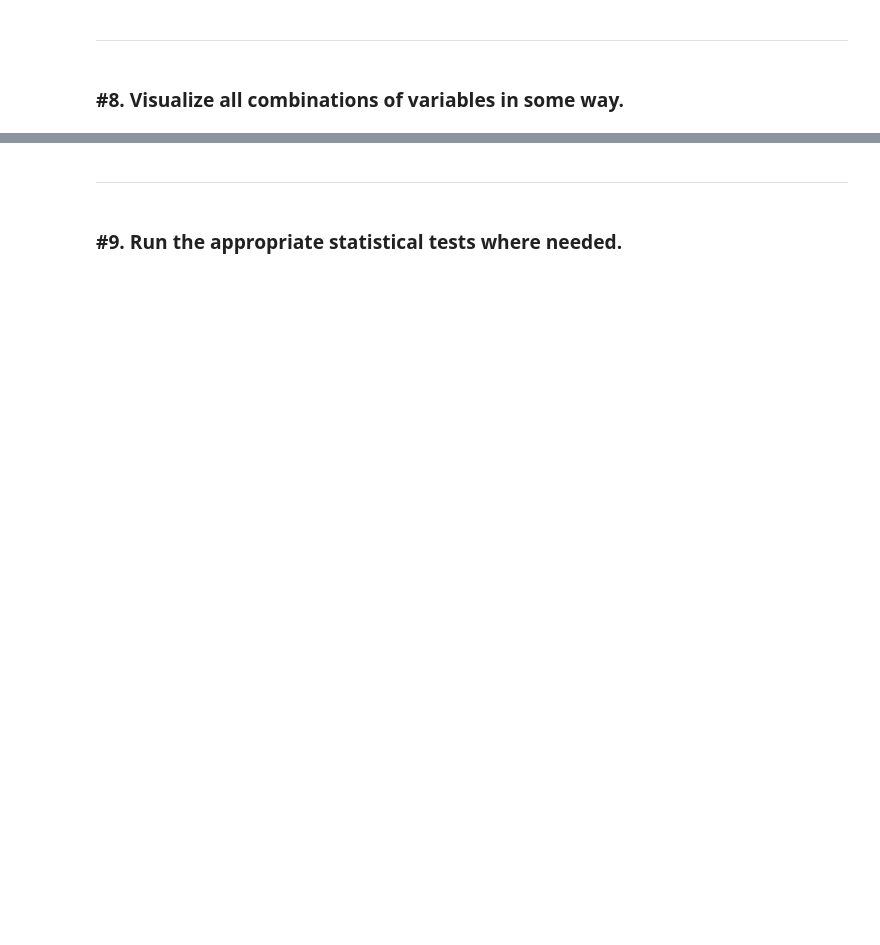
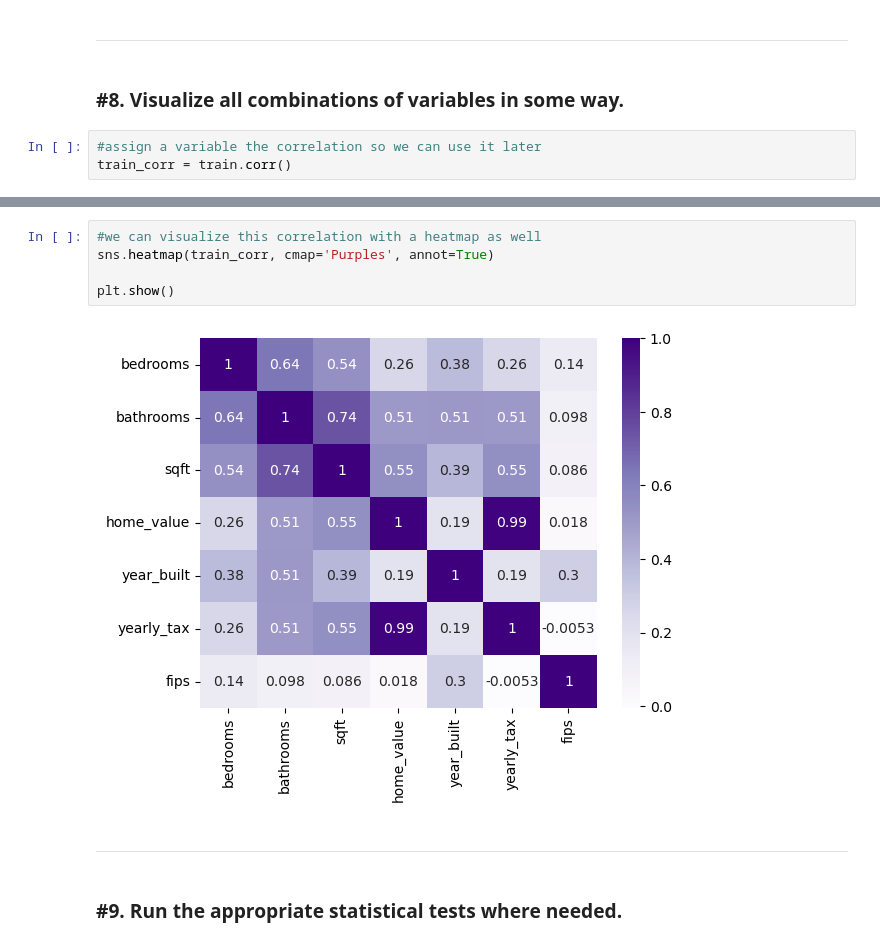
Before and after one commit to CodeupClassroom/noether-regression-exercises, a Jupyter notebook: explore_exercises.ipynb, the cells around one changed output, grey strips where cells are left out. Cells and saved outputs as stored; diff of their text form; blank space fills up the shorter version.

```diff
--- a/explore_exercises.ipynb
+++ b/explore_exercises.ipynb
@@ -124,3 +203,6 @@ train.head()
 <hr style="border:1px solid black">
 # %% [markdown]
 ### #8. Visualize all combinations of variables in some way.
+# %%
+#assign a variable the correlation so we can use it later
+train_corr = train.corr()
@@ -127,3 +221,10 @@ train.head()
+# %%
+#we can visualize this correlation with a heatmap as well
+sns.heatmap(train_corr, cmap='Purples', annot=True)
+
+plt.show()
+# %% [output]
+[figure, added]
 # %% [markdown]
 <hr style="border:1px solid black">
 # %% [markdown]
```
Also changed, not shown: parts of 42 cells of this notebook.
